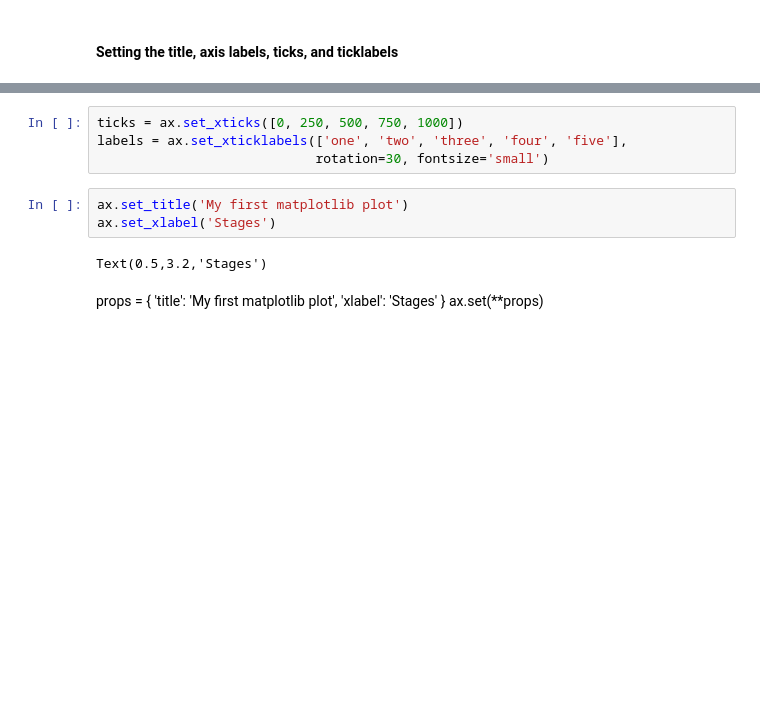
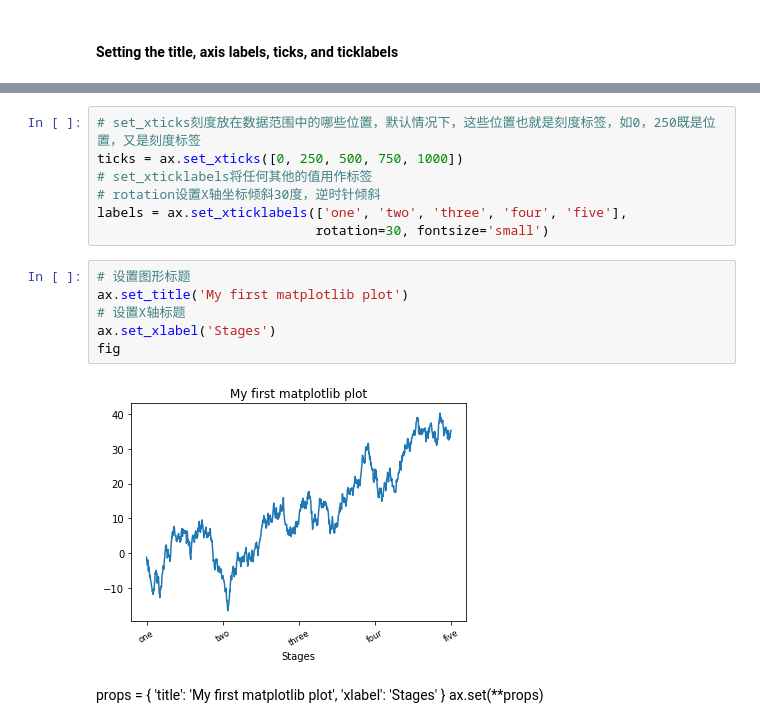
Before and after one commit to silianpan/pydata-book, a Jupyter notebook: ch09.ipynb, the cells around one changed output, grey strips where cells are left out. Cells and saved outputs as stored; diff of their text form; blank space fills up the shorter version.

```diff
--- a/ch09.ipynb
+++ b/ch09.ipynb
@@ -173,12 +174,18 @@ ax.plot(np.random.randn(1000).cumsum())
 # %%
+# set_xticks刻度放在数据范围中的哪些位置，默认情况下，这些位置也就是刻度标签，如0，250既是位置，又是刻度标签
 ticks = ax.set_xticks([0, 250, 500, 750, 1000])
+# set_xticklabels将任何其他的值用作标签
+# rotation设置X轴坐标倾斜30度，逆时针倾斜
 labels = ax.set_xticklabels(['one', 'two', 'three', 'four', 'five'],
                             rotation=30, fontsize='small')
 # %%
+# 设置图形标题
 ax.set_title('My first matplotlib plot')
+# 设置X轴标题
 ax.set_xlabel('Stages')
+fig
 # %% [output]
-Text(0.5,3.2,'Stages')
+[figure, added]
 # %% [markdown]
 props = {
     'title': 'My first matplotlib plot',
```
Also changed, not shown: parts of 30 cells of this notebook.
